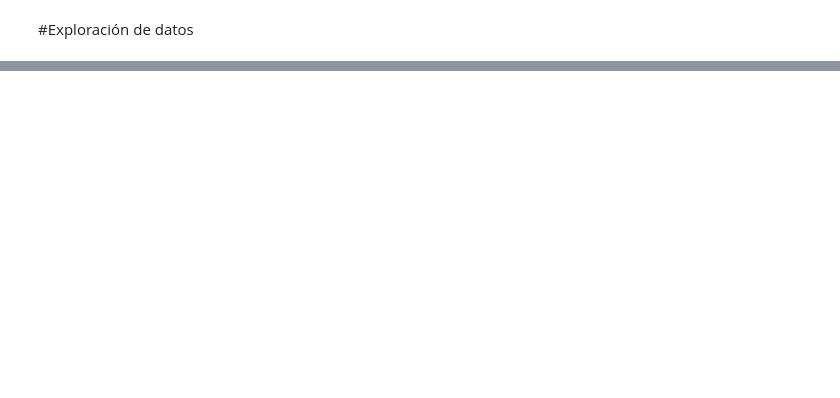
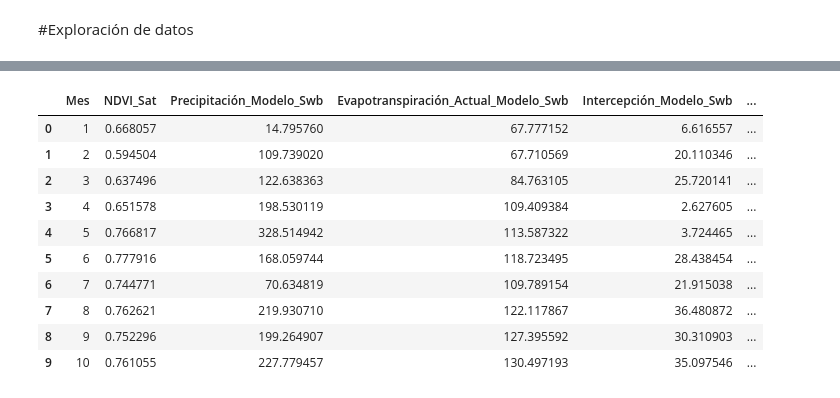
Before and after one commit to emarevalog/Data_Science_Forecast_NDVI_Project, a Jupyter notebook: Exploración_estadística.ipynb, the cells around one changed output, grey strips where cells are left out. Drawn from its saved outputs; the diff is of its cells as text; code cells hidden in the pictures; blank space fills up the shorter version.

```diff
--- a/Exploración_estadística.ipynb
+++ b/Exploración_estadística.ipynb
@@ -58,3 +55,17 @@ df.describe()
+# %%
+df.head(10)
+# %% [output]
+|  | Mes | NDVI_Sat | Precipitación_Modelo_Swb | Evapotranspiración_Actual_Modelo_Swb | Intercepción_Modelo_Swb | ... |
+| 0 | 1 | 0.668057 | 14.795760 | 67.777152 | 6.616557 | ... |
+| 1 | 2 | 0.594504 | 109.739020 | 67.710569 | 20.110346 | ... |
+| 2 | 3 | 0.637496 | 122.638363 | 84.763105 | 25.720141 | ... |
+| 3 | 4 | 0.651578 | 198.530119 | 109.409384 | 2.627605 | ... |
+| 4 | 5 | 0.766817 | 328.514942 | 113.587322 | 3.724465 | ... |
+| 5 | 6 | 0.777916 | 168.059744 | 118.723495 | 28.438454 | ... |
+| 6 | 7 | 0.744771 | 70.634819 | 109.789154 | 21.915038 | ... |
+| 7 | 8 | 0.762621 | 219.930710 | 122.117867 | 36.480872 | ... |
+| 8 | 9 | 0.752296 | 199.264907 | 127.395592 | 30.310903 | ... |
+| 9 | 10 | 0.761055 | 227.779457 | 130.497193 | 35.097546 | ... |
 # %%
 print(df.columns)
 # %% [output]
```
Also changed, not shown: parts of 10 cells of this notebook.
